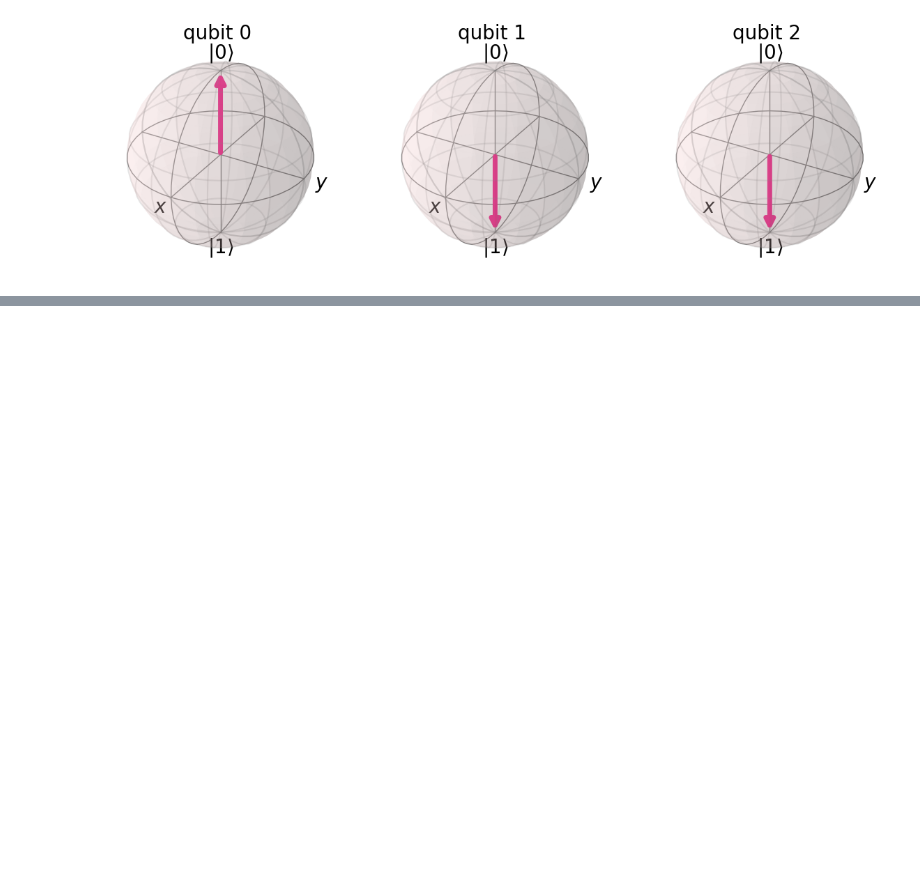
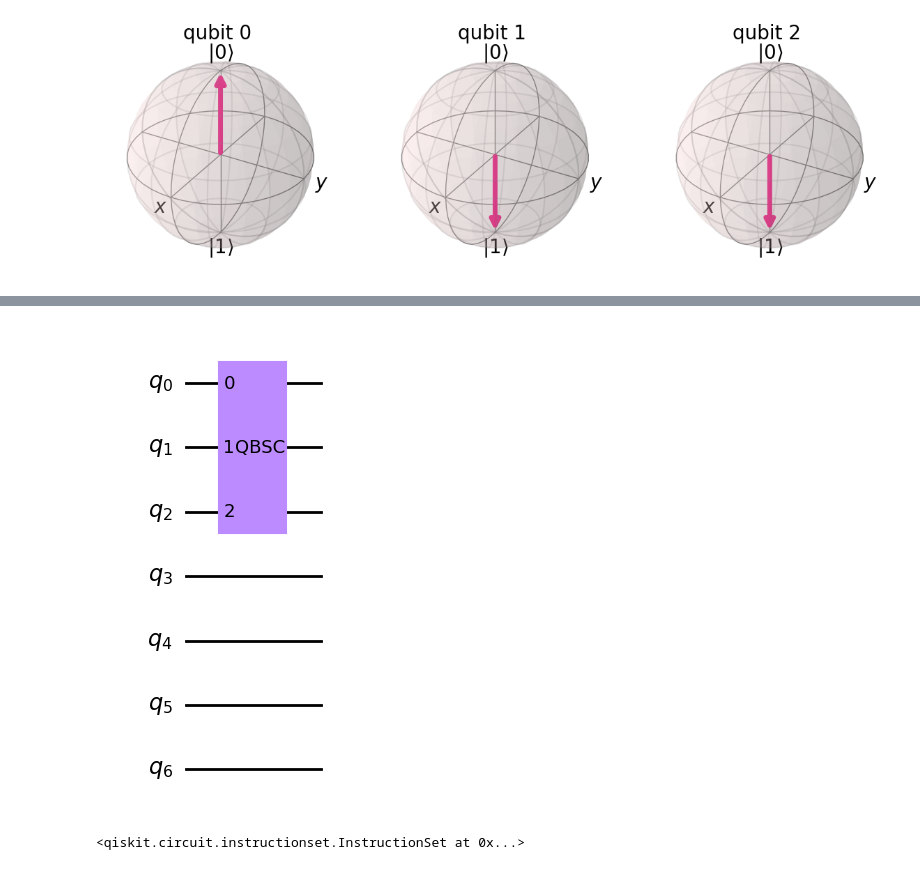
Before and after one commit to anderseline/QuantumComputingBadge, a Jupyter notebook: quantum_circuits/quantum_bit_string_comp.ipynb, the cells around one changed output, grey strips where cells are left out. Saved outputs shown, nothing was run; the diff lists cells and outputs as text; code cells hidden in the pictures; blank space fills up the shorter version.

```diff
--- a/quantum_circuits/quantum_bit_string_comp.ipynb
+++ b/quantum_circuits/quantum_bit_string_comp.ipynb
@@ -18,0 +55,2 @@ getBloch(circ, backend)
+# %%
+qbsc = circ.to_gate(label='QBSC') #store entire circuit in variable
@@ -18,0 +62,18 @@ getBloch(circ, backend)
+# %%
+circ2.draw('mpl')
+# %% [output]
+[figure, added]
+# %%
+midcirc = QuantumCircuit(4)
+# less than or greater than
+midcirc.cx(0,2)
+midcirc.crx(-pi/2, 2, 3)
+midcirc.cx(1,2)
+midcirc.csx(1,3)
+midcirc.csx(2,3)
+midcirc.cx(3,2)
+# equal
+midcirc.x(0)
+midcirc.cx(0,1)
+# %% [output]
+<qiskit.circuit.instructionset.InstructionSet at 0x...>
```
Also changed, not shown: parts of 12 cells of this notebook, 1 other file.
